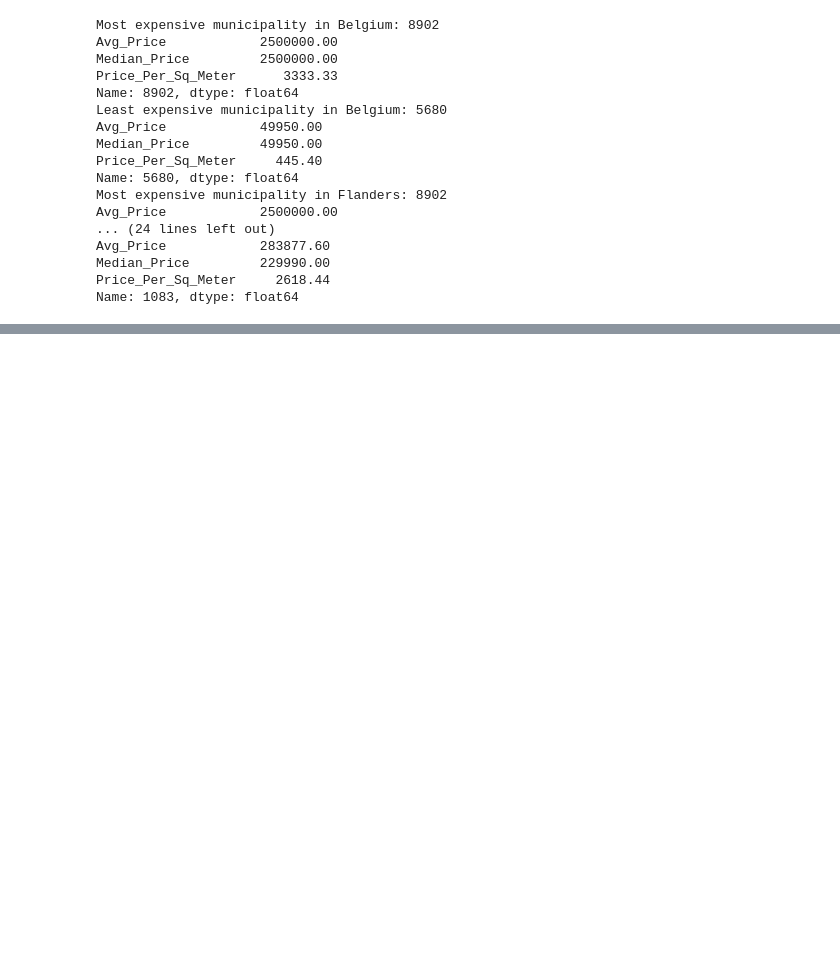
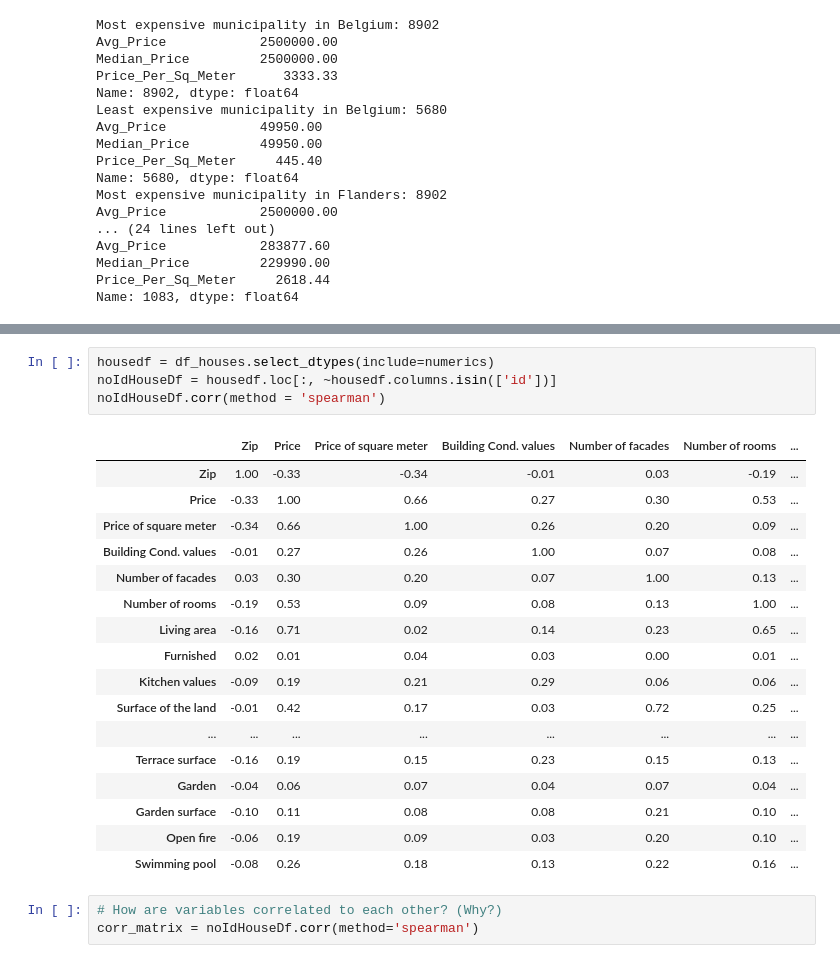
Before and after one commit to melikkekaya/challenge-data-analysis, a Jupyter notebook: data_interpretation.ipynb, the cells around one changed output, grey strips where cells are left out. Saved outputs shown, nothing was run; the diff lists cells and outputs as text; blank space fills up the shorter version.

```diff
--- a/data_interpretation.ipynb
+++ b/data_interpretation.ipynb
@@ -135,0 +159,25 @@ Name: 1083, dtype: float64
+# %%
+housedf = df_houses.select_dtypes(include=numerics)
+noIdHouseDf = housedf.loc[:, ~housedf.columns.isin(['id'])]
+noIdHouseDf.corr(method = 'spearman')
+# %% [output]
+|  | Zip | Price | Price of square meter | Building Cond. values | Number of facades | Number of rooms | ... |
+| Zip | 1.00 | -0.33 | -0.34 | -0.01 | 0.03 | -0.19 | ... |
+| Price | -0.33 | 1.00 | 0.66 | 0.27 | 0.30 | 0.53 | ... |
+| Price of square meter | -0.34 | 0.66 | 1.00 | 0.26 | 0.20 | 0.09 | ... |
+| Building Cond. values | -0.01 | 0.27 | 0.26 | 1.00 | 0.07 | 0.08 | ... |
+| Number of facades | 0.03 | 0.30 | 0.20 | 0.07 | 1.00 | 0.13 | ... |
+| Number of rooms | -0.19 | 0.53 | 0.09 | 0.08 | 0.13 | 1.00 | ... |
+| Living area | -0.16 | 0.71 | 0.02 | 0.14 | 0.23 | 0.65 | ... |
+| Furnished | 0.02 | 0.01 | 0.04 | 0.03 | 0.00 | 0.01 | ... |
+| Kitchen values | -0.09 | 0.19 | 0.21 | 0.29 | 0.06 | 0.06 | ... |
+| Surface of the land | -0.01 | 0.42 | 0.17 | 0.03 | 0.72 | 0.25 | ... |
+| ... | ... | ... | ... | ... | ... | ... | ... |
+| Terrace surface | -0.16 | 0.19 | 0.15 | 0.23 | 0.15 | 0.13 | ... |
+| Garden | -0.04 | 0.06 | 0.07 | 0.04 | 0.07 | 0.04 | ... |
+| Garden surface | -0.10 | 0.11 | 0.08 | 0.08 | 0.21 | 0.10 | ... |
+| Open fire | -0.06 | 0.19 | 0.09 | 0.03 | 0.20 | 0.10 | ... |
+| Swimming pool | -0.08 | 0.26 | 0.18 | 0.13 | 0.22 | 0.16 | ... |
+# %%
+# How are variables correlated to each other? (Why?)
+corr_matrix = noIdHouseDf.corr(method='spearman')
```
Also changed, not shown: parts of 2 cells of this notebook.
